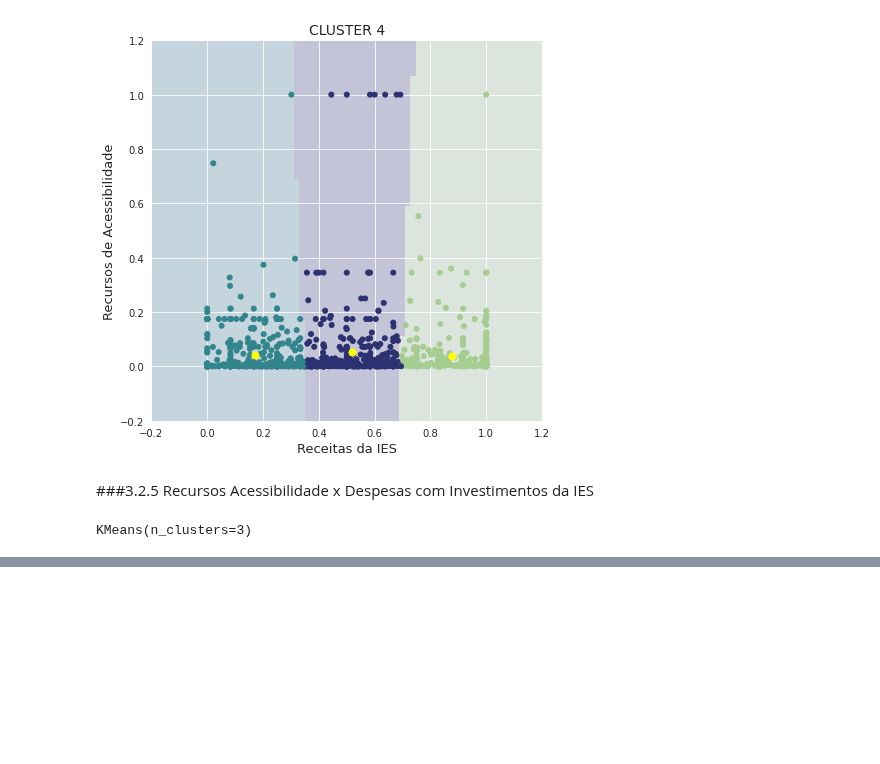
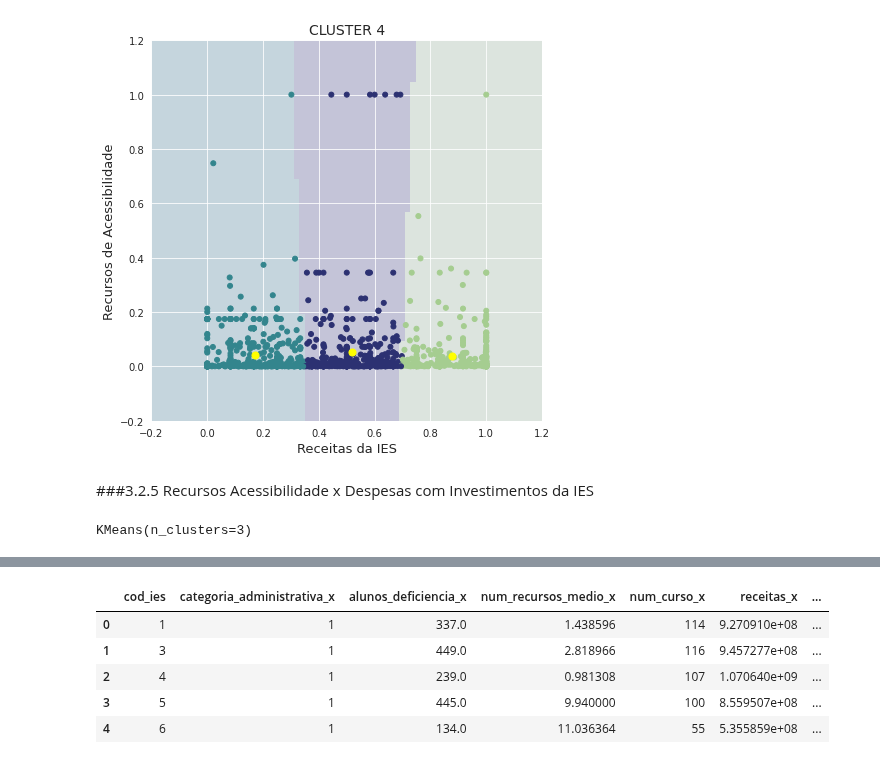
Before and after one commit to roxacarv/edulearn, a Jupyter notebook: clustering2.ipynb, the cells around one changed output, grey strips where cells are left out. Cells and saved outputs as stored; diff of their text form; code cells hidden in the pictures; blank space fills up the shorter version.

```diff
--- a/clustering2.ipynb
+++ b/clustering2.ipynb
@@ -992,0 +912,12 @@ plt.show()
+# %%
+#Juntando com dados não normalizados
+clusters_ies = pd.merge(ies, df_ies_reindexed, how='inner', on='cod_ies')
+clusters_ies = clusters_ies[['cod_ies','categoria_administrativa_x','alunos_deficiencia_x','num_recursos_medio_x','num_curso_x','receitas_x','despesa_investimento_x','conceito_medio_graduacao_x','cluster']]
+clusters_ies.head()
+# %% [output]
+|  | cod_ies | categoria_administrativa_x | alunos_deficiencia_x | num_recursos_medio_x | num_curso_x | receitas_x | ... |
+| 0 | 1 | 1 | 337.0 | 1.438596 | 114 | 9.270910e+08 | ... |
+| 1 | 3 | 1 | 449.0 | 2.818966 | 116 | 9.457277e+08 | ... |
+| 2 | 4 | 1 | 239.0 | 0.981308 | 107 | 1.070640e+09 | ... |
+| 3 | 5 | 1 | 445.0 | 9.940000 | 100 | 8.559507e+08 | ... |
+| 4 | 6 | 1 | 134.0 | 11.036364 | 55 | 5.355859e+08 | ... |
```
Also changed, not shown: parts of 36 cells of this notebook.
